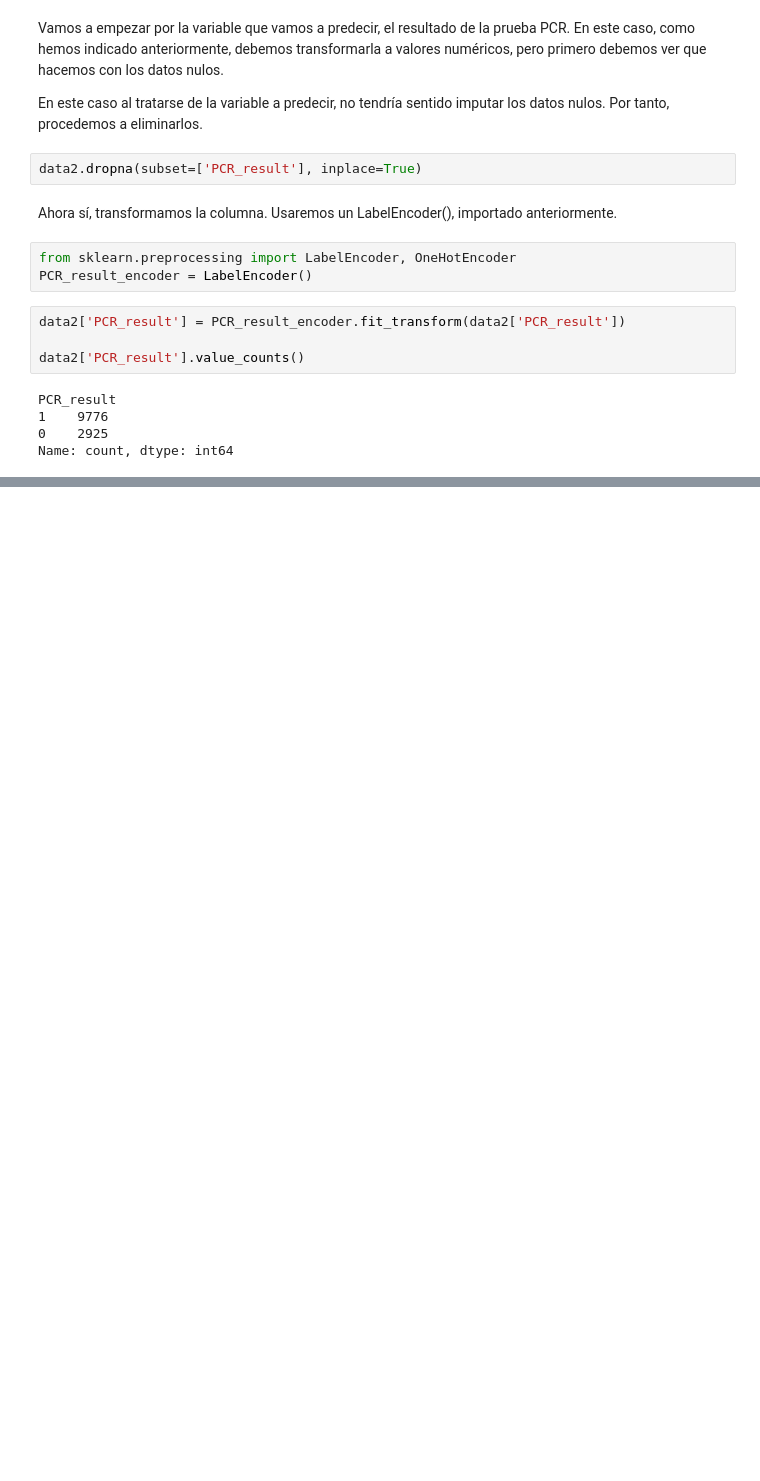
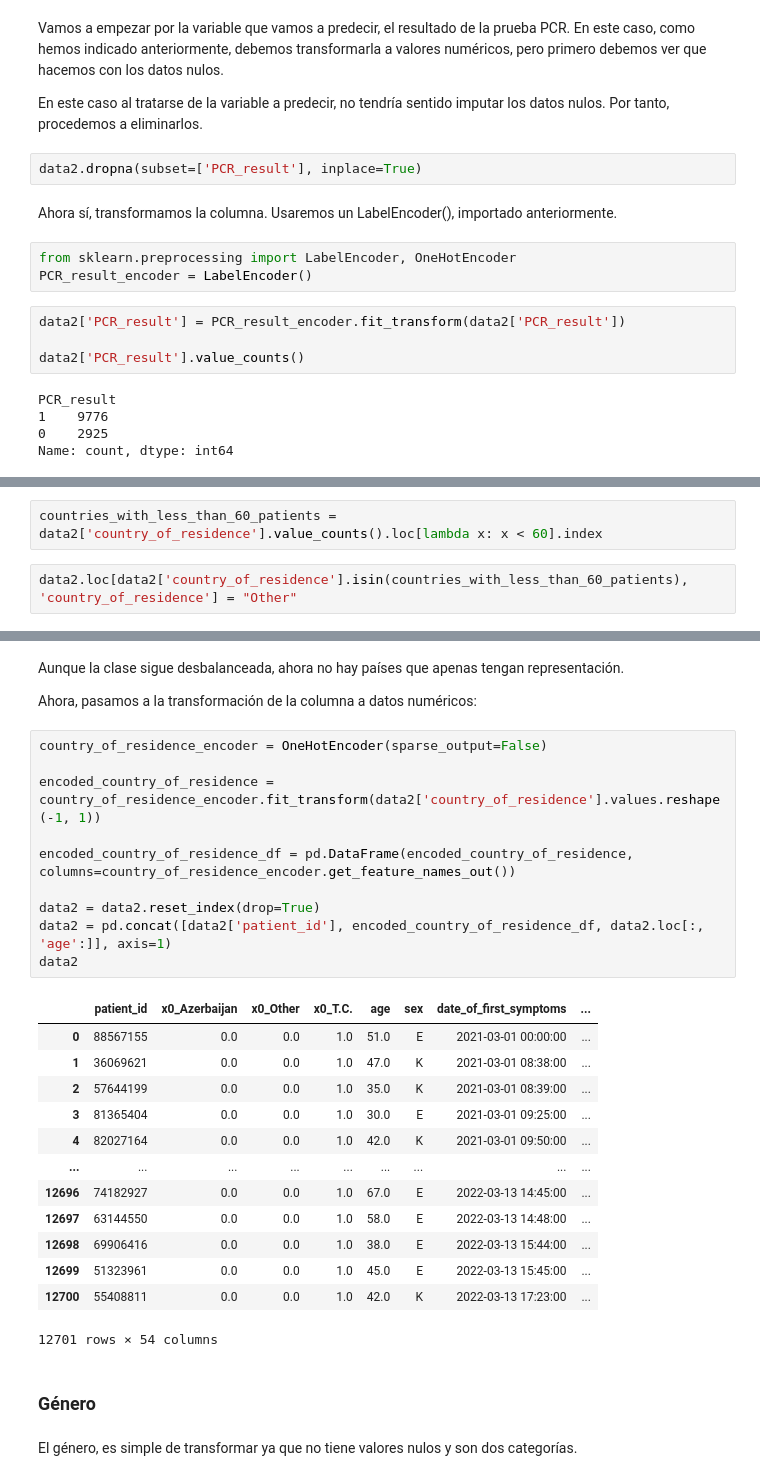
Before and after one commit to javipzv/hospital-data-analysis-and-prediction, a Jupyter notebook: preprocessing_data2.ipynb, the cells around one changed output, grey strips where cells are left out. Saved outputs shown, nothing was run; the diff lists cells and outputs as text; blank space fills up the shorter version.

Commit message:
Finishing_data2

```diff
--- a/preprocessing_data2.ipynb
+++ b/preprocessing_data2.ipynb
@@ -329,0 +352,4 @@ Name: count, dtype: int64
+# %%
+countries_with_less_than_60_patients = data2['country_of_residence'].value_counts().loc[lambda x: x < 60].index
+# %%
+data2.loc[data2['country_of_residence'].isin(countries_with_less_than_60_patients), 'country_of_residence'] = "Other"
@@ -329,0 +364,32 @@ Name: count, dtype: int64
+# %% [markdown]
+Aunque la clase sigue desbalanceada, ahora no hay países que apenas tengan representación.
+
+Ahora, pasamos a la transformación de la columna a datos numéricos:
+# %%
+country_of_residence_encoder = OneHotEncoder(sparse_output=False)
+
+encoded_country_of_residence = country_of_residence_encoder.fit_transform(data2['country_of_residence'].values.reshape(-1, 1))
+
+encoded_country_of_residence_df = pd.DataFrame(encoded_country_of_residence, columns=country_of_residence_encoder.get_feature_names_out())
+
+data2 = data2.reset_index(drop=True)
+data2 = pd.concat([data2['patient_id'], encoded_country_of_residence_df, data2.loc[:, 'age':]], axis=1)
+data2
+# %% [output]
+|  | patient_id | x0_Azerbaijan | x0_Other | x0_T.C. | age | sex | date_of_first_symptoms | ... |
+| 0 | 88567155 | 0.0 | 0.0 | 1.0 | 51.0 | E | 2021-03-01 00:00:00 | ... |
+| 1 | 36069621 | 0.0 | 0.0 | 1.0 | 47.0 | K | 2021-03-01 08:38:00 | ... |
+| 2 | 57644199 | 0.0 | 0.0 | 1.0 | 35.0 | K | 2021-03-01 08:39:00 | ... |
+| 3 | 81365404 | 0.0 | 0.0 | 1.0 | 30.0 | E | 2021-03-01 09:25:00 | ... |
+| 4 | 82027164 | 0.0 | 0.0 | 1.0 | 42.0 | K | 2021-03-01 09:50:00 | ... |
+| ... | ... | ... | ... | ... | ... | ... | ... | ... |
+| 12696 | 74182927 | 0.0 | 0.0 | 1.0 | 67.0 | E | 2022-03-13 14:45:00 | ... |
+| 12697 | 63144550 | 0.0 | 0.0 | 1.0 | 58.0 | E | 2022-03-13 14:48:00 | ... |
+| 12698 | 69906416 | 0.0 | 0.0 | 1.0 | 38.0 | E | 2022-03-13 15:44:00 | ... |
+| 12699 | 51323961 | 0.0 | 0.0 | 1.0 | 45.0 | E | 2022-03-13 15:45:00 | ... |
+| 12700 | 55408811 | 0.0 | 0.0 | 1.0 | 42.0 | K | 2022-03-13 17:23:00 | ... |
+12701 rows × 54 columns
+# %% [markdown]
+### Género
+# %% [markdown]
+El género, es simple de transformar ya que no tiene valores nulos y son dos categorías.
```
Also changed, not shown: parts of 71 cells of this notebook.
